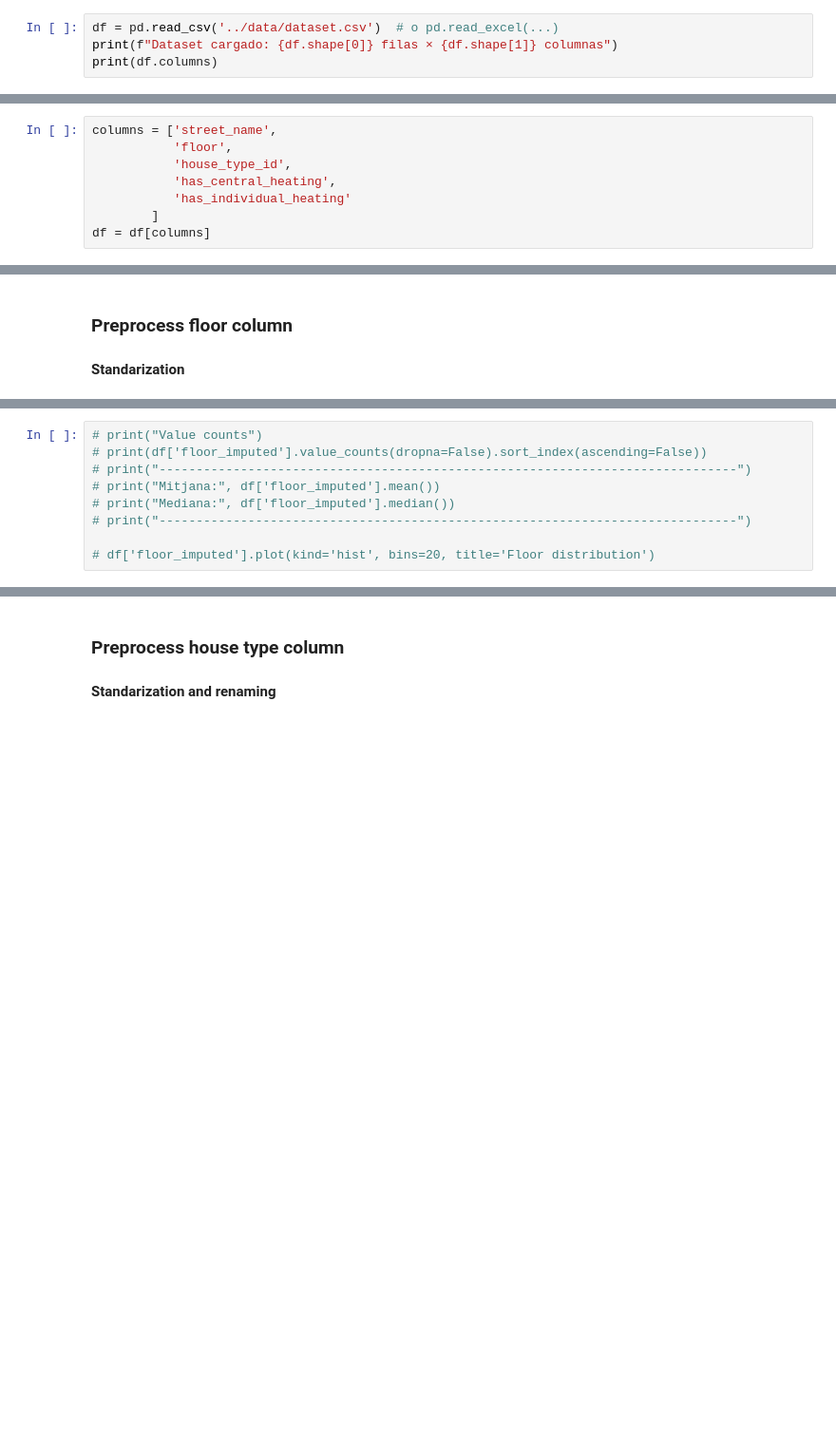
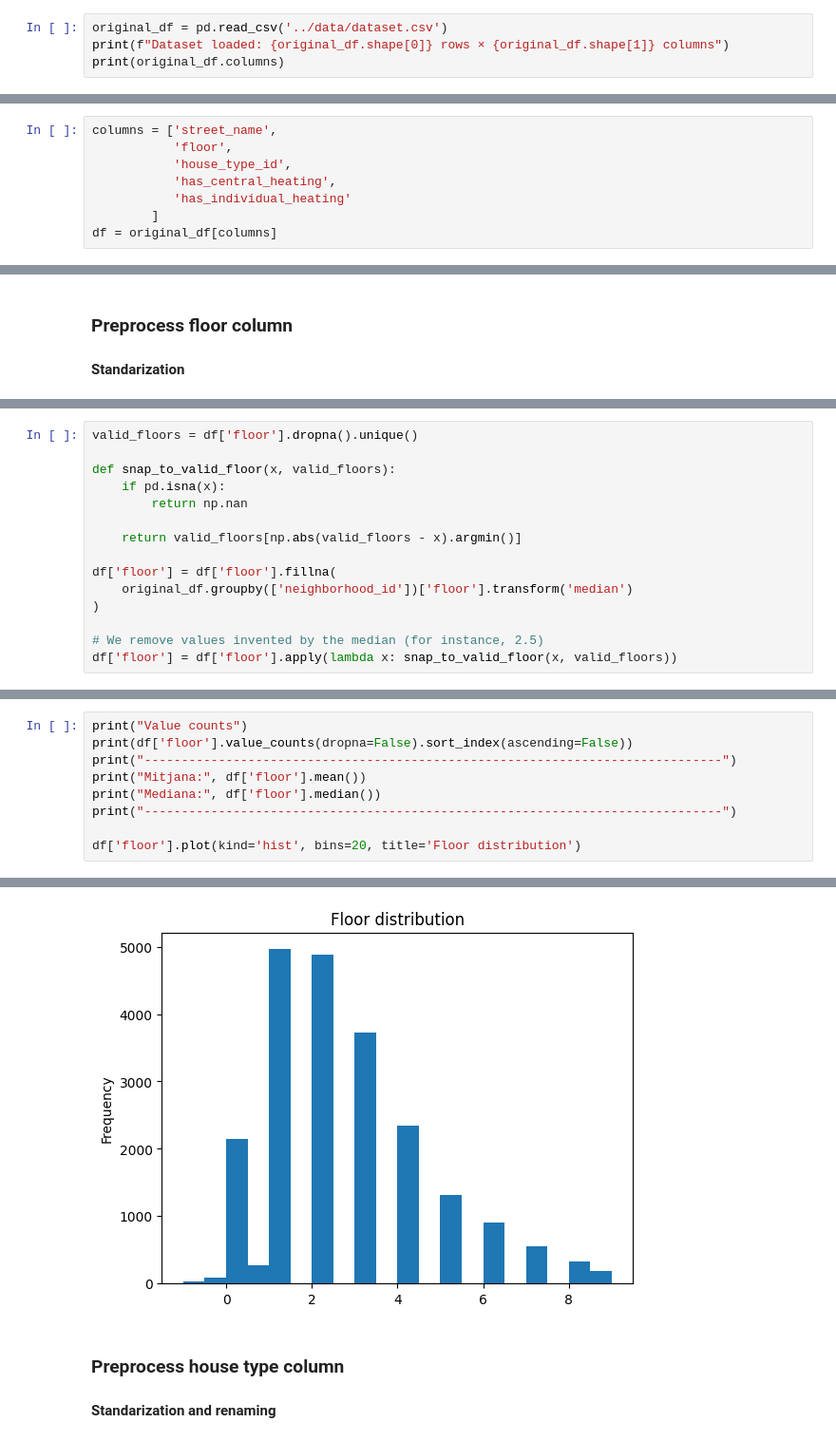
Before and after one commit to carleslobon/MD2, a Jupyter notebook: preprocessing/preprocessing_miquel.ipynb, the cells around one changed output, grey strips where cells are left out. Shown: that part at 95% size. Drawn from its saved outputs; the diff is of its cells as text; blank space fills up the shorter version.

```diff
--- a/preprocessing/preprocessing_miquel.ipynb
+++ b/preprocessing/preprocessing_miquel.ipynb
@@ -15,7 +16,7 @@ warnings.filterwarnings('ignore')
 # %% [markdown]
 ### Dataset reading
 # %%
-df = pd.read_csv('../data/dataset.csv')  # o pd.read_excel(...)
-print(f"Dataset cargado: {df.shape[0]} filas × {df.shape[1]} columnas")
-print(df.columns)
+original_df = pd.read_csv('../data/dataset.csv')
+print(f"Dataset loaded: {original_df.shape[0]} rows × {original_df.shape[1]} columns")
+print(original_df.columns)
 # %% [output]
@@ -46,6 +47,6 @@ columns = ['street_name',
            'has_central_heating',
            'has_individual_heating'
         ]
-df = df[columns]
+df = original_df[columns]
 # %% [markdown]
 ### NaN analysis
@@ -187,0 +245,15 @@ Comprobamos que se han eliminado todos los valores nulos
+# %%
+valid_floors = df['floor'].dropna().unique()
+
+def snap_to_valid_floor(x, valid_floors):
+    if pd.isna(x):
+        return np.nan
+
+    return valid_floors[np.abs(valid_floors - x).argmin()]
+
+df['floor'] = df['floor'].fillna(
+    original_df.groupby(['neighborhood_id'])['floor'].transform('median')
+)
+
+# We remove values invented by the median (for instance, 2.5)
+df['floor'] = df['floor'].apply(lambda x: snap_to_valid_floor(x, valid_floors))
@@ -188,9 +262,10 @@ Comprobamos que se han eliminado todos los valores nulos
 # %%
-# print("Value counts")
-# print(df['floor_imputed'].value_counts(dropna=False).sort_index(ascending=False))
-# print("------------------------------------------------------------------------------")
-# print("Mitjana:", df['floor_imputed'].mean())
-# print("Mediana:", df['floor_imputed'].median())
-# print("------------------------------------------------------------------------------")
+print("Value counts")
+print(df['floor'].value_counts(dropna=False).sort_index(ascending=False))
+print("------------------------------------------------------------------------------")
+print("Mitjana:", df['floor'].mean())
+print("Mediana:", df['floor'].median())
+print("------------------------------------------------------------------------------")
 
-# df['floor_imputed'].plot(kind='hist', bins=20, title='Floor distribution')
+df['floor'].plot(kind='hist', bins=20, title='Floor distribution')
+# %% [output]
@@ -197,3 +293,4 @@ Comprobamos que se han eliminado todos los valores nulos
+[figure, added]
 # %% [markdown]
 ### Preprocess house type column
 
```
Also changed, not shown: parts of 17 cells of this notebook.
